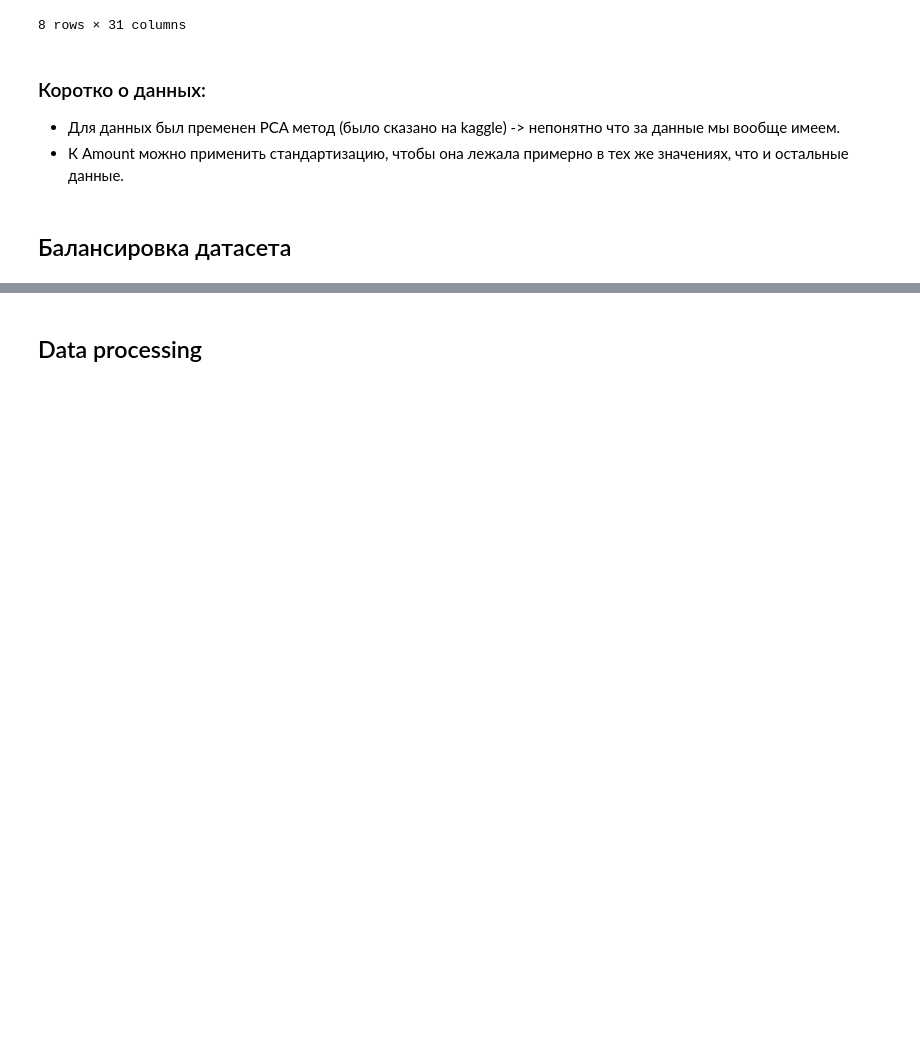
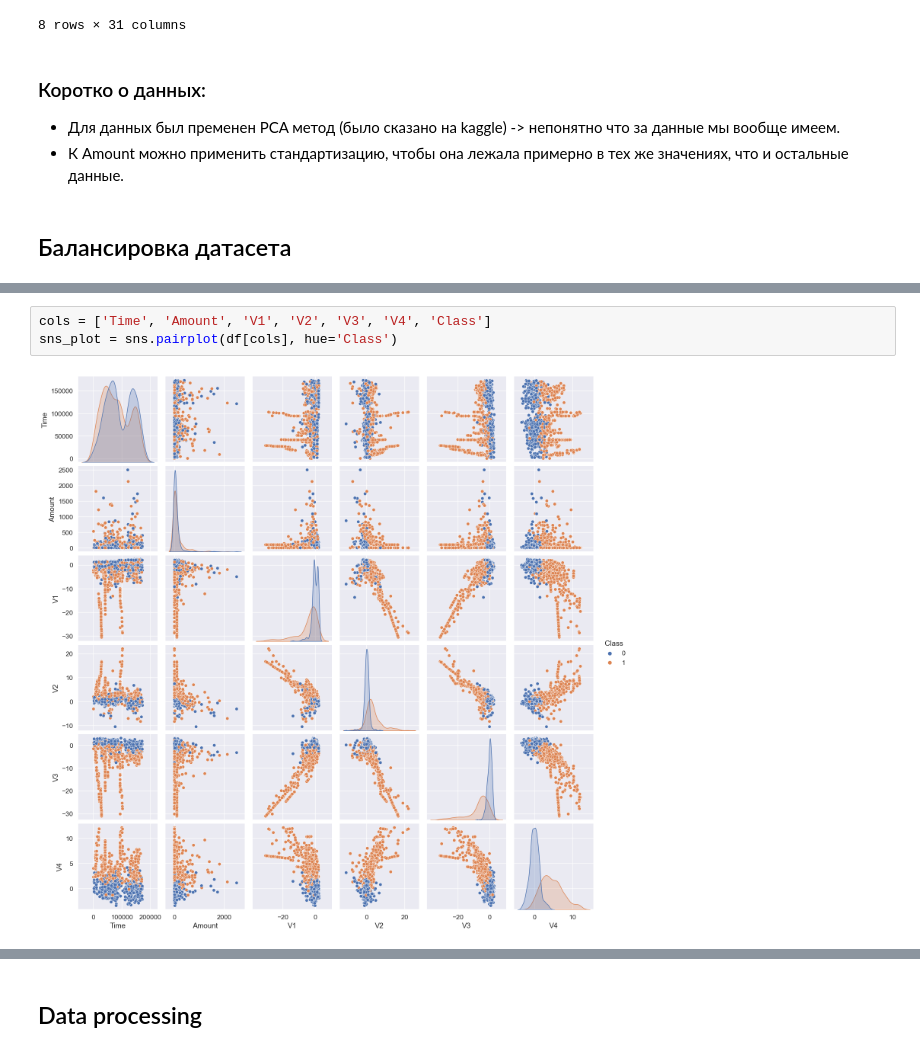
Before and after one commit to Ekzz0/FraudulentTransactionsClassification, a Jupyter notebook: transaction_classification.ipynb, the cells around one changed output, grey strips where cells are left out. Cells and saved outputs as stored; diff of their text form; blank space fills up the shorter version.

```diff
--- a/transaction_classification.ipynb
+++ b/transaction_classification.ipynb
@@ -68,0 +67,5 @@ sns.countplot(df, x='Class' )
+# %%
+cols = ['Time', 'Amount', 'V1', 'V2', 'V3', 'V4', 'Class']
+sns_plot = sns.pairplot(df[cols], hue='Class')
+# %% [output]
+[figure, added]
```
Also changed, not shown: parts of 31 cells of this notebook, 4 other files.
